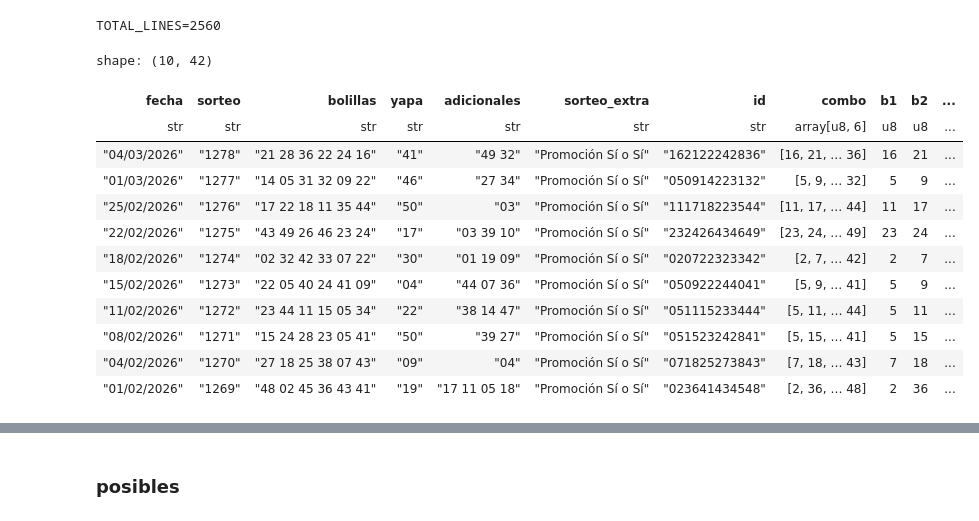
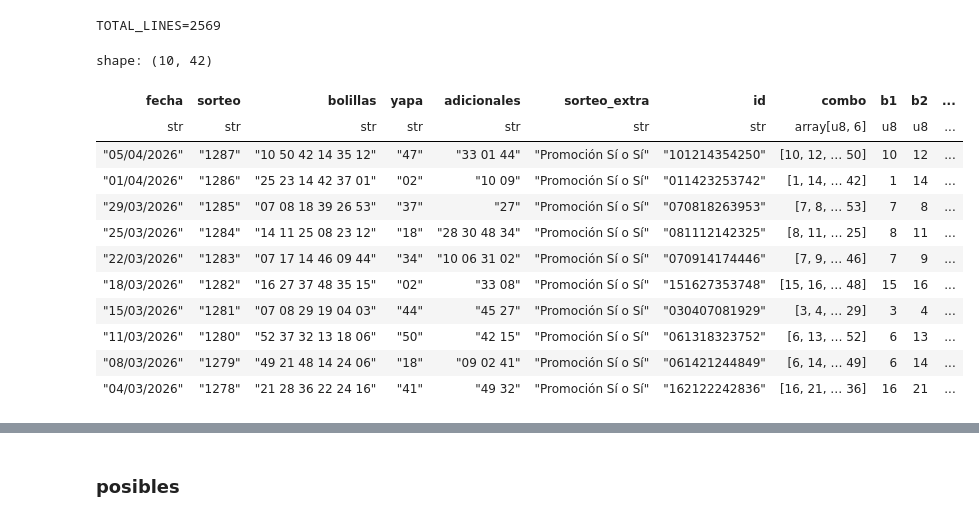
Before and after one commit to coins5/tinkapp.v4, a Jupyter notebook: explore_bolillas_v4_TNK.ipynb, the cells around one changed output, grey strips where cells are left out. Cells and saved outputs as stored; diff of their text form; code cells hidden in the pictures.

```diff
--- a/explore_bolillas_v4_TNK.ipynb
+++ b/explore_bolillas_v4_TNK.ipynb
@@ -118,44 +118,55 @@ dfRows = pl.DataFrame(
     'b4': pl.UInt8,
     'b5': pl.UInt8,
     'b6': pl.UInt8,
     'reason': pl.UInt8,
 
     'primes_count': pl.String,
     'evens_count': pl.String,
     'odds_count': pl.String,
     "j1": pl.String,
     "j2": pl.String,
     "j3": pl.String,
     "j4": pl.String,
     "j5": pl.String,
     "jsum": pl.String,
     "joor": pl.String,
     "jdiff": pl.String,
     "jsum": pl.String,
     "hjsum": pl.String
   },
   orient='row'
 )
 
 TOTAL_LINES = len(dfRows)
 print(f'{TOTAL_LINES=}')
 display(dfRows.head(10))
 dfRows.write_parquet('dfrows_tnk.parquet')
+dfRows.select([
+    'fecha', 'sorteo', 'bolillas', 'yapa', 'adicionales', 'sorteo_extra', 'id',
+    'b1', 'b2', 'b3', 'b4', 'b5', 'b6',
+    'j1', 'j2', 'j3', 'j4', 'j5'
+]).rename({
+    "j1": "gap_b1_b2",
+    "j2": "gap_b2_b3",
+    "j3": "gap_b3_b4",
+    "j4": "gap_b4_b5",
+    "j5": "gap_b5_b6"
+}).write_csv('dfrows_tnk.parquet.csv')
 # %% [output]
-TOTAL_LINES=2560
+TOTAL_LINES=2569
 shape: (10, 42)
 | fecha | sorteo | bolillas | yapa | adicionales | sorteo_extra | id | combo | b1 | b2 | ... |
 | str | str | str | str | str | str | str | array[u8, 6] | u8 | u8 | ... |
+| "05/04/2026" | "1287" | "10 50 42 14 35 12" | "47" | "33 01 44" | "Promoción Sí o Sí" | "101214354250" | [10, 12, … 50] | 10 | 12 | ... |
+| "01/04/2026" | "1286" | "25 23 14 42 37 01" | "02" | "10 09" | "Promoción Sí o Sí" | "011423253742" | [1, 14, … 42] | 1 | 14 | ... |
+| "29/03/2026" | "1285" | "07 08 18 39 26 53" | "37" | "27" | "Promoción Sí o Sí" | "070818263953" | [7, 8, … 53] | 7 | 8 | ... |
+| "25/03/2026" | "1284" | "14 11 25 08 23 12" | "18" | "28 30 48 34" | "Promoción Sí o Sí" | "081112142325" | [8, 11, … 25] | 8 | 11 | ... |
+| "22/03/2026" | "1283" | "07 17 14 46 09 44" | "34" | "10 06 31 02" | "Promoción Sí o Sí" | "070914174446" | [7, 9, … 46] | 7 | 9 | ... |
+| "18/03/2026" | "1282" | "16 27 37 48 35 15" | "02" | "33 08" | "Promoción Sí o Sí" | "151627353748" | [15, 16, … 48] | 15 | 16 | ... |
+| "15/03/2026" | "1281" | "07 08 29 19 04 03" | "44" | "45 27" | "Promoción Sí o Sí" | "030407081929" | [3, 4, … 29] | 3 | 4 | ... |
+| "11/03/2026" | "1280" | "52 37 32 13 18 06" | "50" | "42 15" | "Promoción Sí o Sí" | "061318323752" | [6, 13, … 52] | 6 | 13 | ... |
+| "08/03/2026" | "1279" | "49 21 48 14 24 06" | "18" | "09 02 41" | "Promoción Sí o Sí" | "061421244849" | [6, 14, … 49] | 6 | 14 | ... |
 | "04/03/2026" | "1278" | "21 28 36 22 24 16" | "41" | "49 32" | "Promoción Sí o Sí" | "162122242836" | [16, 21, … 36] | 16 | 21 | ... |
-| "01/03/2026" | "1277" | "14 05 31 32 09 22" | "46" | "27 34" | "Promoción Sí o Sí" | "050914223132" | [5, 9, … 32] | 5 | 9 | ... |
-| "25/02/2026" | "1276" | "17 22 18 11 35 44" | "50" | "03" | "Promoción Sí o Sí" | "111718223544" | [11, 17, … 44] | 11 | 17 | ... |
-| "22/02/2026" | "1275" | "43 49 26 46 23 24" | "17" | "03 39 10" | "Promoción Sí o Sí" | "232426434649" | [23, 24, … 49] | 23 | 24 | ... |
-| "18/02/2026" | "1274" | "02 32 42 33 07 22" | "30" | "01 19 09" | "Promoción Sí o Sí" | "020722323342" | [2, 7, … 42] | 2 | 7 | ... |
-| "15/02/2026" | "1273" | "22 05 40 24 41 09" | "04" | "44 07 36" | "Promoción Sí o Sí" | "050922244041" | [5, 9, … 41] | 5 | 9 | ... |
-| "11/02/2026" | "1272" | "23 44 11 15 05 34" | "22" | "38 14 47" | "Promoción Sí o Sí" | "051115233444" | [5, 11, … 44] | 5 | 11 | ... |
-| "08/02/2026" | "1271" | "15 24 28 23 05 41" | "50" | "39 27" | "Promoción Sí o Sí" | "051523242841" | [5, 15, … 41] | 5 | 15 | ... |
-| "04/02/2026" | "1270" | "27 18 25 38 07 43" | "09" | "04" | "Promoción Sí o Sí" | "071825273843" | [7, 18, … 43] | 7 | 18 | ... |
-| "01/02/2026" | "1269" | "48 02 45 36 43 41" | "19" | "17 11 05 18" | "Promoción Sí o Sí" | "023641434548" | [2, 36, … 48] | 2 | 36 | ... |
 # %%
 dfRows.filter(
   pl.col("b1") > 10
```
Also changed, not shown: parts of 17 cells of this notebook, 10 other files.
